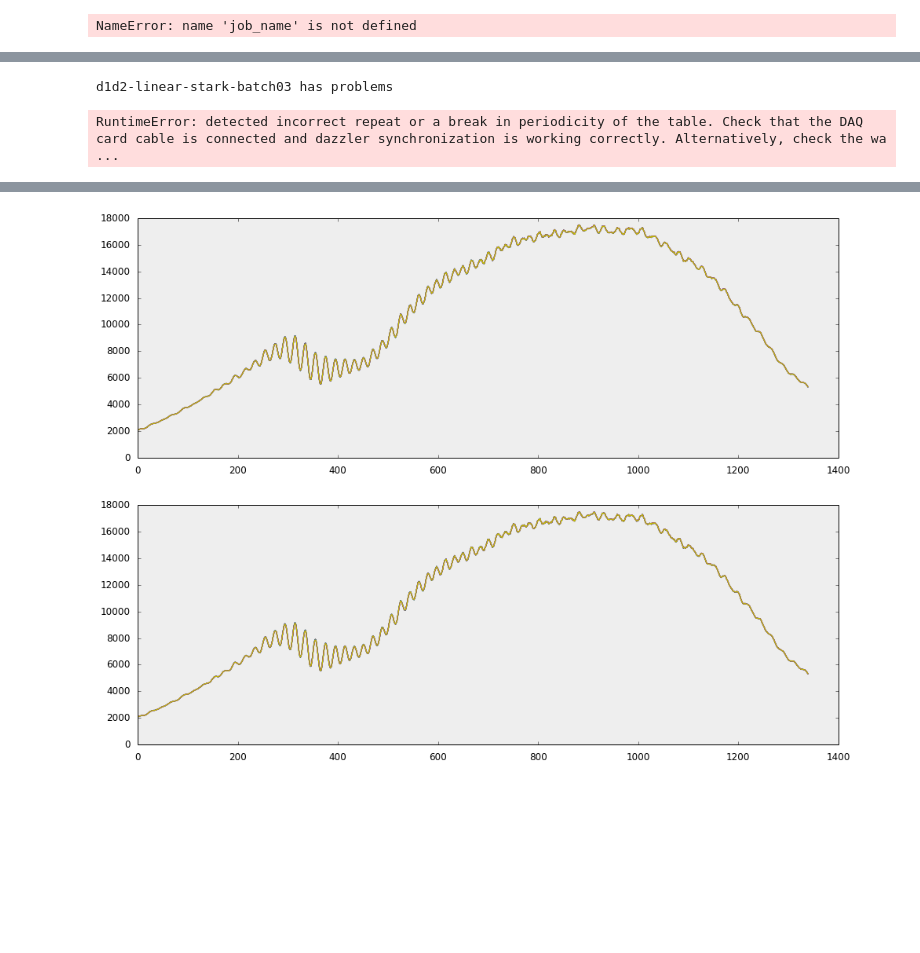
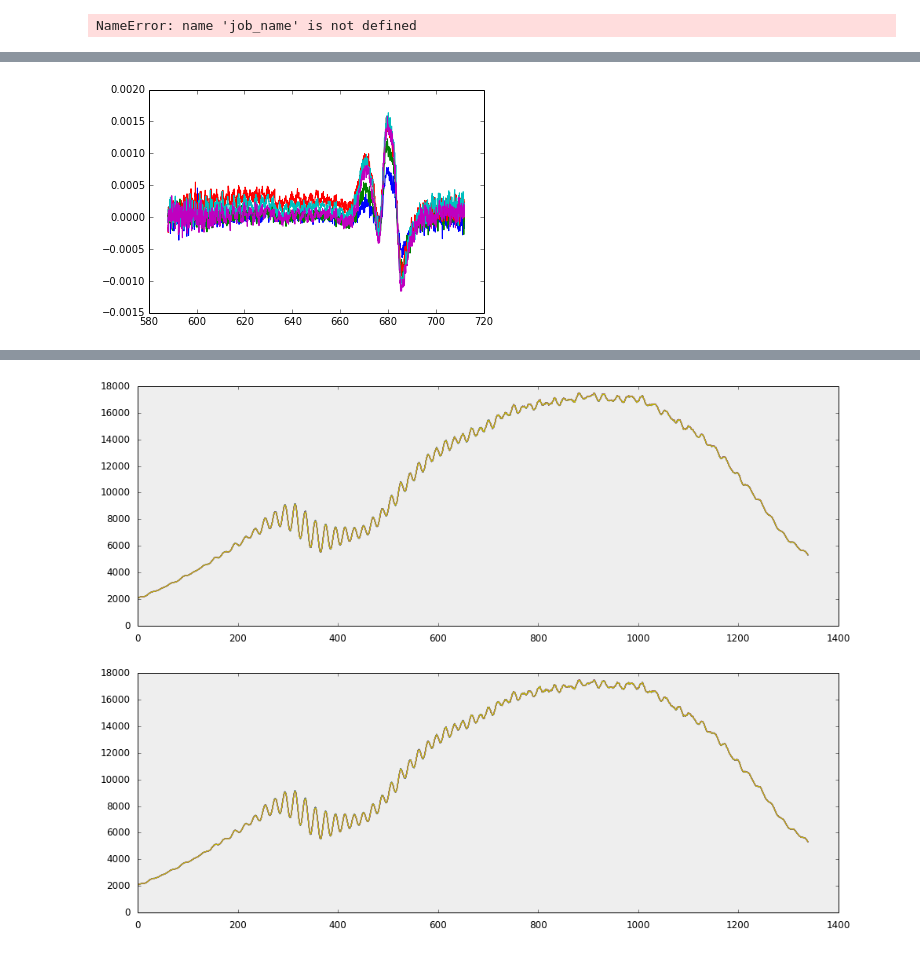
Before and after one commit to antonl/notebooks, a Jupyter notebook: Test Nudie.ipynb, the cells around one changed output, grey strips where cells are left out. Saved outputs shown, nothing was run; the diff lists cells and outputs as text; code cells hidden in the pictures; blank space fills up the shorter version.

Commit message:
nudie tg analysis script

```diff
--- a/Test Nudie.ipynb
+++ b/Test Nudie.ipynb
@@ -130,7 +127,7 @@ grid()
 # %% [output]
 NameError: name 'job_name' is not defined
 # %%
-for bi in nudie.load_job(job_name='d1d2-linear-stark', batch_set=set([3,]), when='14-06-26'):
+for bi in nudie.load_job(job_name='d1d2-linear-stark', batch_set=range(5), when='14-06-28'):
         for t2, table, loop in it.product(it.islice(bi['t2_range'], 1), it.islice(bi['table_range'], 1), it.islice(bi['loop_range'], 1)):
             first = 'first' if all([t2 == 0, table == 0, loop == 0]) else False
 
@@ -156,6 +153,7 @@ for bi in nudie.load_job(job_name='d1d2-linear-stark', batch_set=set([3,]), when
             nostark = data[:, nofield_idx].mean(axis=-1)
 
             diff = np.log10(stark) - np.log10(nostark)
+
             plot(wl[::-1], diff)
 
 #savefig('stark.png')cf
@@ -165,2 +161 @@ ERROR:nudie.analysis_bits:detected incorrect repeat or a break in periodicity of
-d1d2-linear-stark-batch03 has problems
-RuntimeError: detected incorrect repeat or a break in periodicity of the table. Check that the DAQ card cable is connected and dazzler synchronization is working correctly. Alternatively, check the wa ...
+[figure, added]
```
Also changed, not shown: parts of 9 cells of this notebook, 4 other files.
